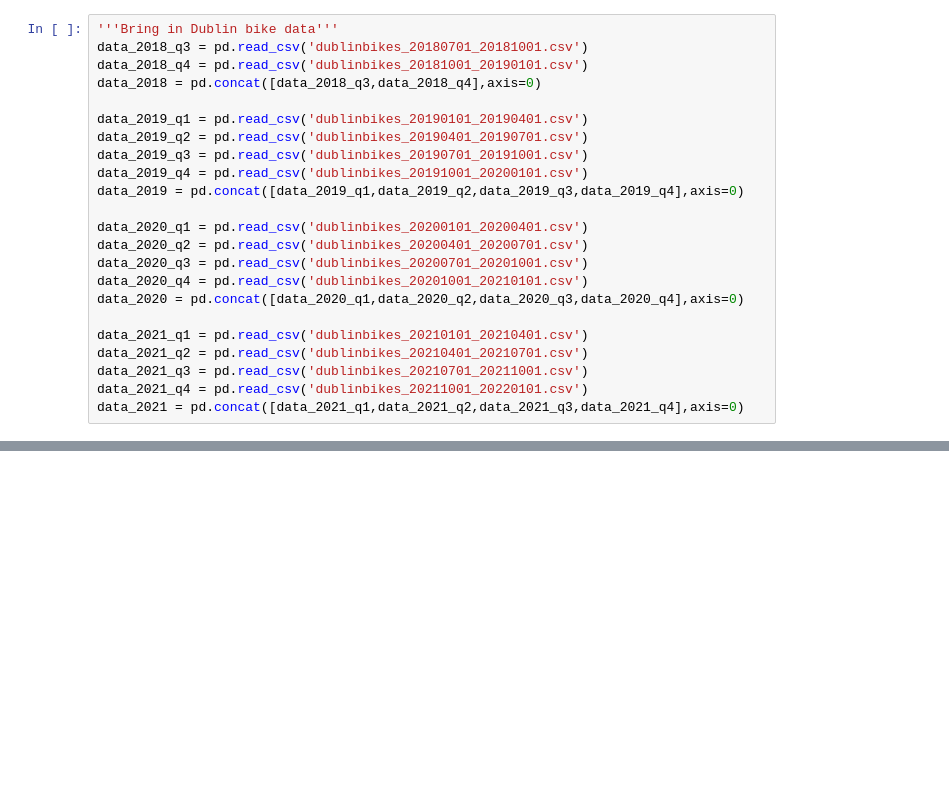
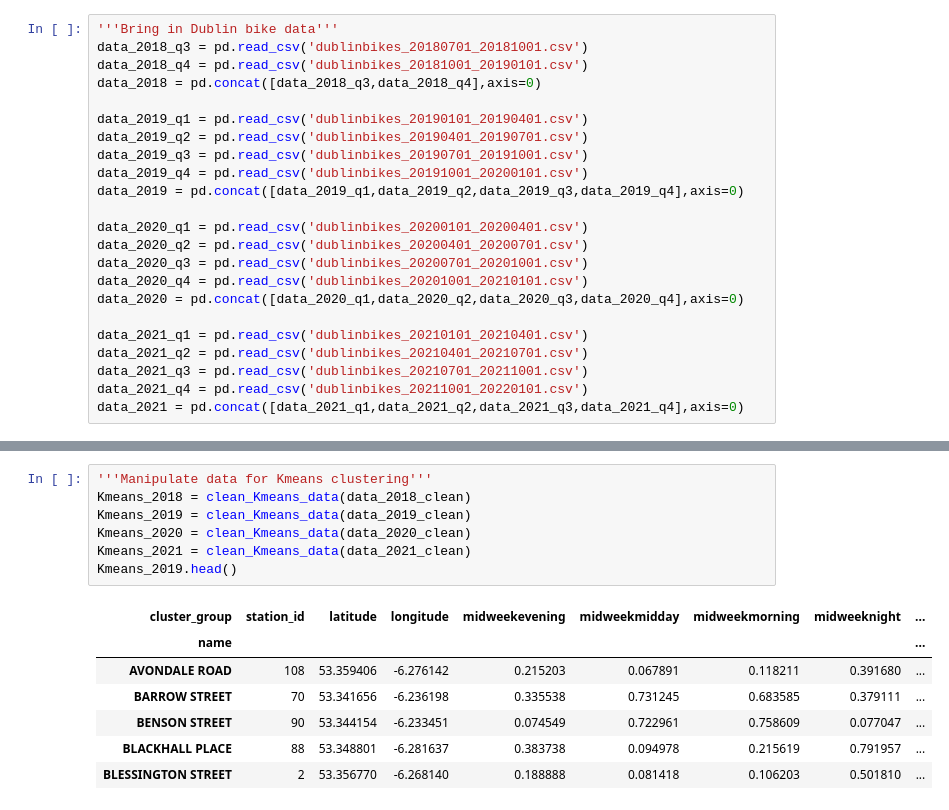
Before and after one commit to adevine95/Andrew-Devine-Project, a Jupyter notebook: Dublin Bike Notebook Andrew Devine.ipynb, the cells around one changed output, grey strips where cells are left out. Cells and saved outputs as stored; diff of their text form; blank space fills up the shorter version.

```diff
--- a/Dublin Bike Notebook Andrew Devine.ipynb
+++ b/Dublin Bike Notebook Andrew Devine.ipynb
@@ -291,0 +300,15 @@ plt.ylim(0,1)
+# %%
+'''Manipulate data for Kmeans clustering'''
+Kmeans_2018 = clean_Kmeans_data(data_2018_clean)
+Kmeans_2019 = clean_Kmeans_data(data_2019_clean)
+Kmeans_2020 = clean_Kmeans_data(data_2020_clean)
+Kmeans_2021 = clean_Kmeans_data(data_2021_clean)
+Kmeans_2019.head()
+# %% [output]
+| cluster_group | station_id | latitude | longitude | midweekevening | midweekmidday | midweekmorning | midweeknight | ... |
+| name |  |  |  |  |  |  |  | ... |
+| AVONDALE ROAD | 108 | 53.359406 | -6.276142 | 0.215203 | 0.067891 | 0.118211 | 0.391680 | ... |
+| BARROW STREET | 70 | 53.341656 | -6.236198 | 0.335538 | 0.731245 | 0.683585 | 0.379111 | ... |
+| BENSON STREET | 90 | 53.344154 | -6.233451 | 0.074549 | 0.722961 | 0.758609 | 0.077047 | ... |
+| BLACKHALL PLACE | 88 | 53.348801 | -6.281637 | 0.383738 | 0.094978 | 0.215619 | 0.791957 | ... |
+| BLESSINGTON STREET | 2 | 53.356770 | -6.268140 | 0.188888 | 0.081418 | 0.106203 | 0.501810 | ... |
```
Also changed, not shown: parts of 55 cells of this notebook.
